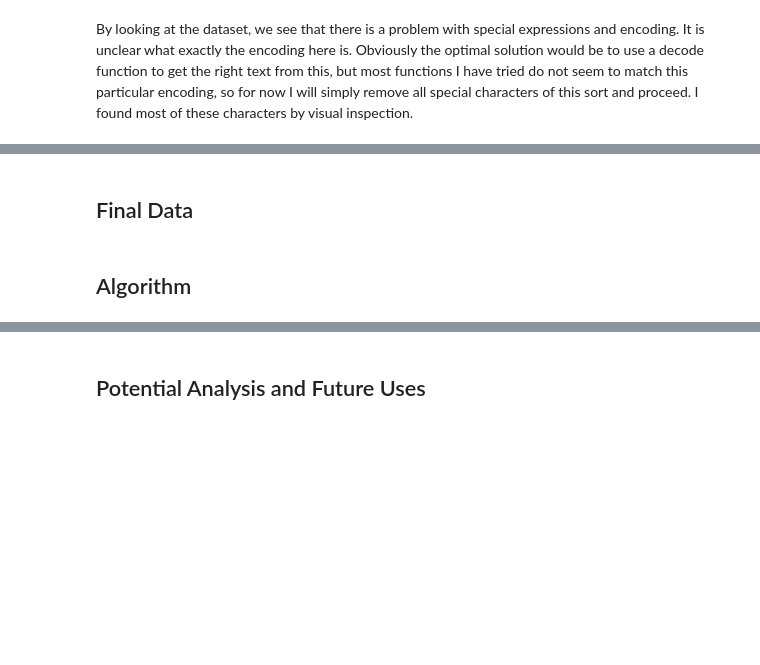
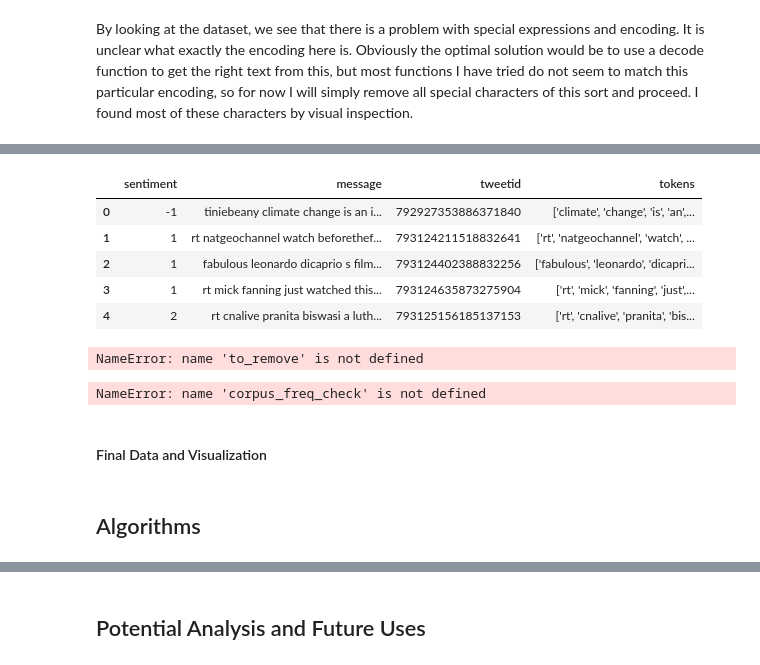
Before and after one commit to Marcofo21/Sentiment_analysis_twitter, a Jupyter notebook: Notebook_code_explanation.ipynb, the cells around one changed output, grey strips where cells are left out. Drawn from its saved outputs; the diff is of its cells as text; code cells hidden in the pictures; blank space fills up the shorter version.

```diff
--- a/Notebook_code_explanation.ipynb
+++ b/Notebook_code_explanation.ipynb
@@ -125,0 +197,12 @@ In order to use my data
+# %%
+# Load wip
+df_wip = pd.read_csv("data/df_wip_1.csv")
+df_wip.drop(['Unnamed: 0'], axis = 1, inplace= True)
+df_wip.head()
+# %% [output]
+|  | sentiment | message | tweetid | tokens |
+| 0 | -1 | tiniebeany climate change is an i... | 792927353886371840 | ['climate', 'change', 'is', 'an',... |
+| 1 | 1 | rt natgeochannel watch beforethef... | 793124211518832641 | ['rt', 'natgeochannel', 'watch', ... |
+| 2 | 1 | fabulous leonardo dicaprio s film... | 793124402388832256 | ['fabulous', 'leonardo', 'dicapri... |
+| 3 | 1 | rt mick fanning just watched this... | 793124635873275904 | ['rt', 'mick', 'fanning', 'just',... |
+| 4 | 2 | rt cnalive pranita biswasi a luth... | 793125156185137153 | ['rt', 'cnalive', 'pranita', 'bis... |
@@ -126,4 +213,14 @@ In order to use my data
+# %%
+len(corpus_freq_check)
+len(to_remove)
+# %% [output]
+NameError: name 'to_remove' is not defined
+# %%
+once_check = [x for x in corpus_freq_check.most_common() if x[1] == 1]
+once_check
+# %% [output]
+NameError: name 'corpus_freq_check' is not defined
 # %% [markdown]
-## Final Data
+#### Final Data and Visualization
 # %% [markdown]
-## Algorithm
+## Algorithms
```
Also changed, not shown: parts of 20 cells of this notebook, 5 other files.
